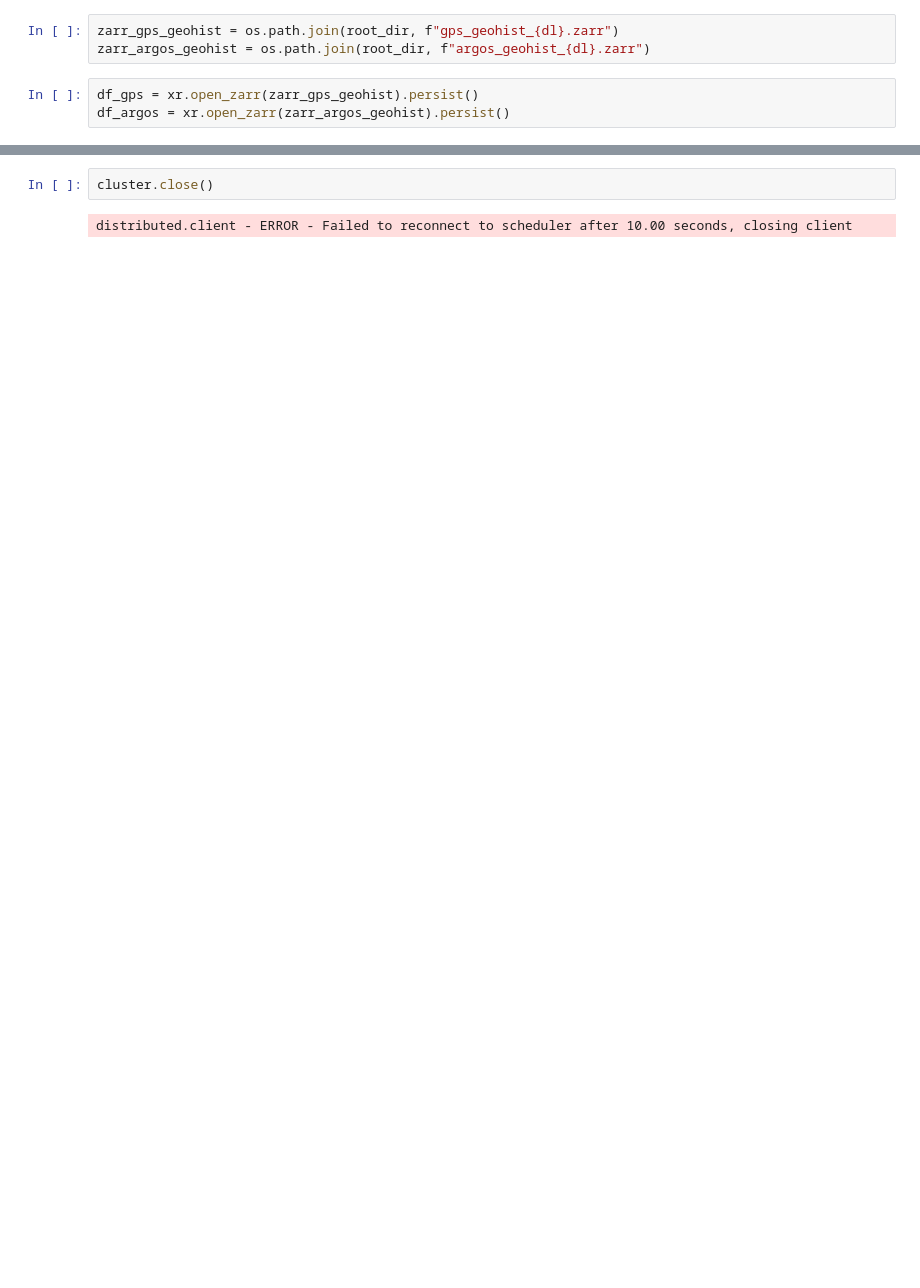
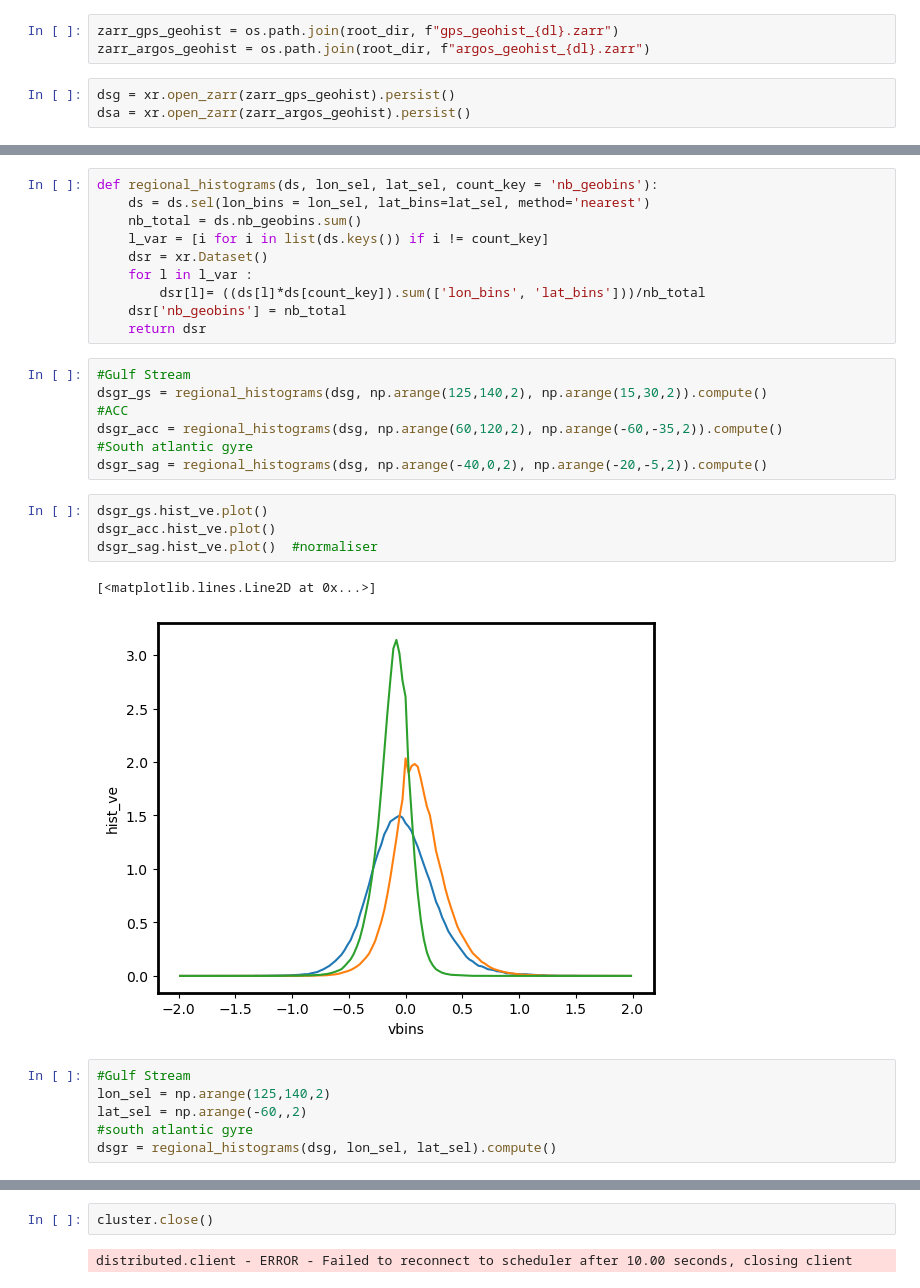
Before and after one commit to margot-demol/PhD, a Jupyter notebook: GDP/diag_geohist.ipynb, the cells around one changed output, grey strips where cells are left out. Cells and saved outputs as stored; diff of their text form; blank space fills up the shorter version.

Commit message:
diag geo hist +nrj maps

```diff
--- a/GDP/diag_geohist.ipynb
+++ b/GDP/diag_geohist.ipynb
@@ -68,6 +70,6 @@ Workers
 zarr_gps_geohist = os.path.join(root_dir, f"gps_geohist_{dl}.zarr")
 zarr_argos_geohist = os.path.join(root_dir, f"argos_geohist_{dl}.zarr")
 # %%
-df_gps = xr.open_zarr(zarr_gps_geohist).persist()
-df_argos = xr.open_zarr(zarr_argos_geohist).persist()
+dsg = xr.open_zarr(zarr_gps_geohist).persist()
+dsa = xr.open_zarr(zarr_argos_geohist).persist()
 # %%
@@ -84,0 +107,30 @@ Dask Name: read-parquet, 1 graph layer
+# %%
+def regional_histograms(ds, lon_sel, lat_sel, count_key = 'nb_geobins'):
+    ds = ds.sel(lon_bins = lon_sel, lat_bins=lat_sel, method='nearest')
+    nb_total = ds.nb_geobins.sum()
+    l_var = [i for i in list(ds.keys()) if i != count_key]
+    dsr = xr.Dataset()
+    for l in l_var :
+        dsr[l]= ((ds[l]*ds[count_key]).sum(['lon_bins', 'lat_bins']))/nb_total
+    dsr['nb_geobins'] = nb_total
+    return dsr
+# %%
+#Gulf Stream
+dsgr_gs = regional_histograms(dsg, np.arange(125,140,2), np.arange(15,30,2)).compute()
+#ACC
+dsgr_acc = regional_histograms(dsg, np.arange(60,120,2), np.arange(-60,-35,2)).compute()
+#South atlantic gyre
+dsgr_sag = regional_histograms(dsg, np.arange(-40,0,2), np.arange(-20,-5,2)).compute()
+# %%
+dsgr_gs.hist_ve.plot()
+dsgr_acc.hist_ve.plot()
+dsgr_sag.hist_ve.plot()  #normaliser
+# %% [output]
+[<matplotlib.lines.Line2D at 0x...>]
+[figure, added]
+# %%
+#Gulf Stream
+lon_sel = np.arange(125,140,2)
+lat_sel = np.arange(-60,,2)
+#south atlantic gyre
+dsgr = regional_histograms(dsg, lon_sel, lat_sel).compute()
```
Also changed, not shown: parts of 5 cells of this notebook, 2 other files.
